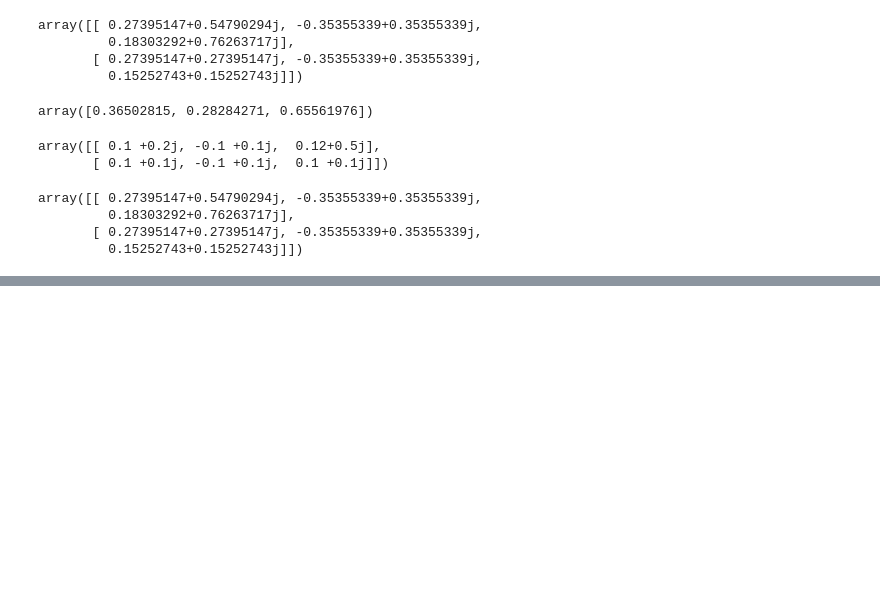
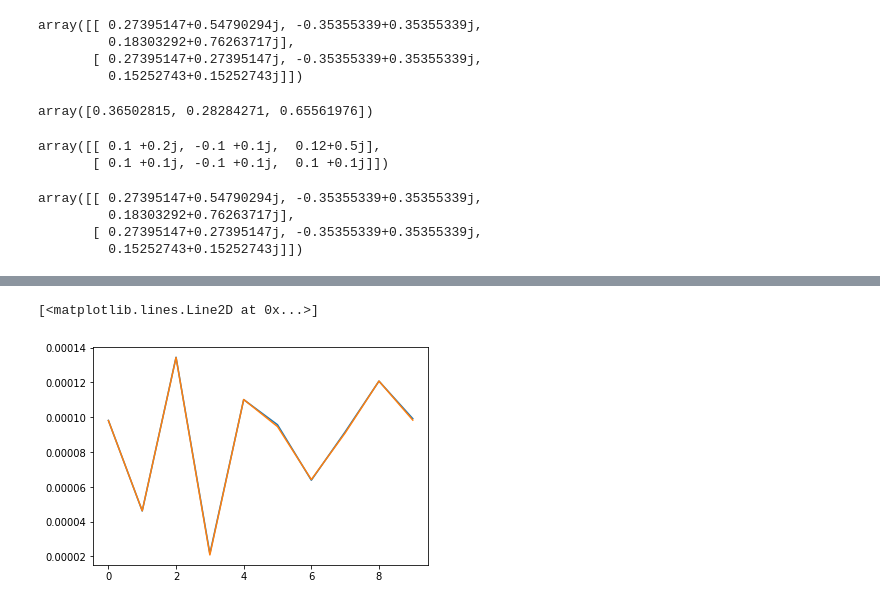
Before and after one commit to KinWaiCheuk/nnAudio, a Jupyter notebook: Untitled1.ipynb, the cells around one changed output, grey strips where cells are left out. Cells and saved outputs as stored; diff of their text form; code cells hidden in the pictures; blank space fills up the shorter version.

```diff
--- a/Untitled1.ipynb
+++ b/Untitled1.ipynb
@@ -128,0 +159,6 @@ torch.Size([1, 1, 224596])
+# %%
+vmax = 70
+vmin = 60
+for i in range(spec.shape[1]):
+    a = np.allclose(torch.sqrt(spec_torch)[0][:,i][vmin:vmax].numpy(), abs(spec)[:,i][vmin:vmax], 1e-2)
+    print(a, i)
@@ -128,0 +183,6 @@ torch.Size([1, 1, 224596])
+# %%
+plt.plot(torch.sqrt(spec_torch)[0][:,29][vmin:vmax].numpy())
+plt.plot(abs(spec)[:,29][vmin:vmax])
+# %% [output]
+[<matplotlib.lines.Line2D at 0x...>]
+[figure, added]
```
Also changed, not shown: parts of 21 cells of this notebook, 2 other files.
